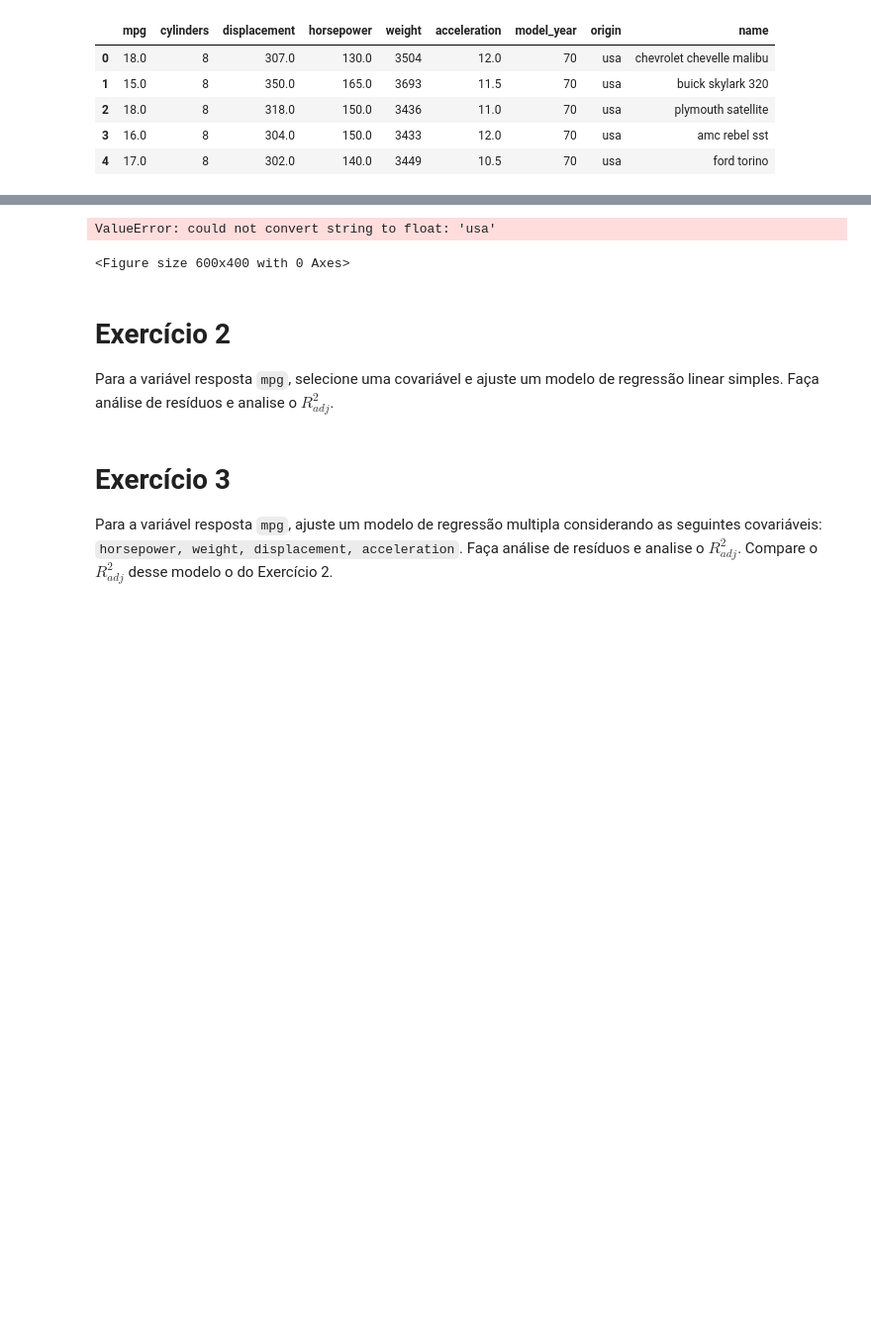
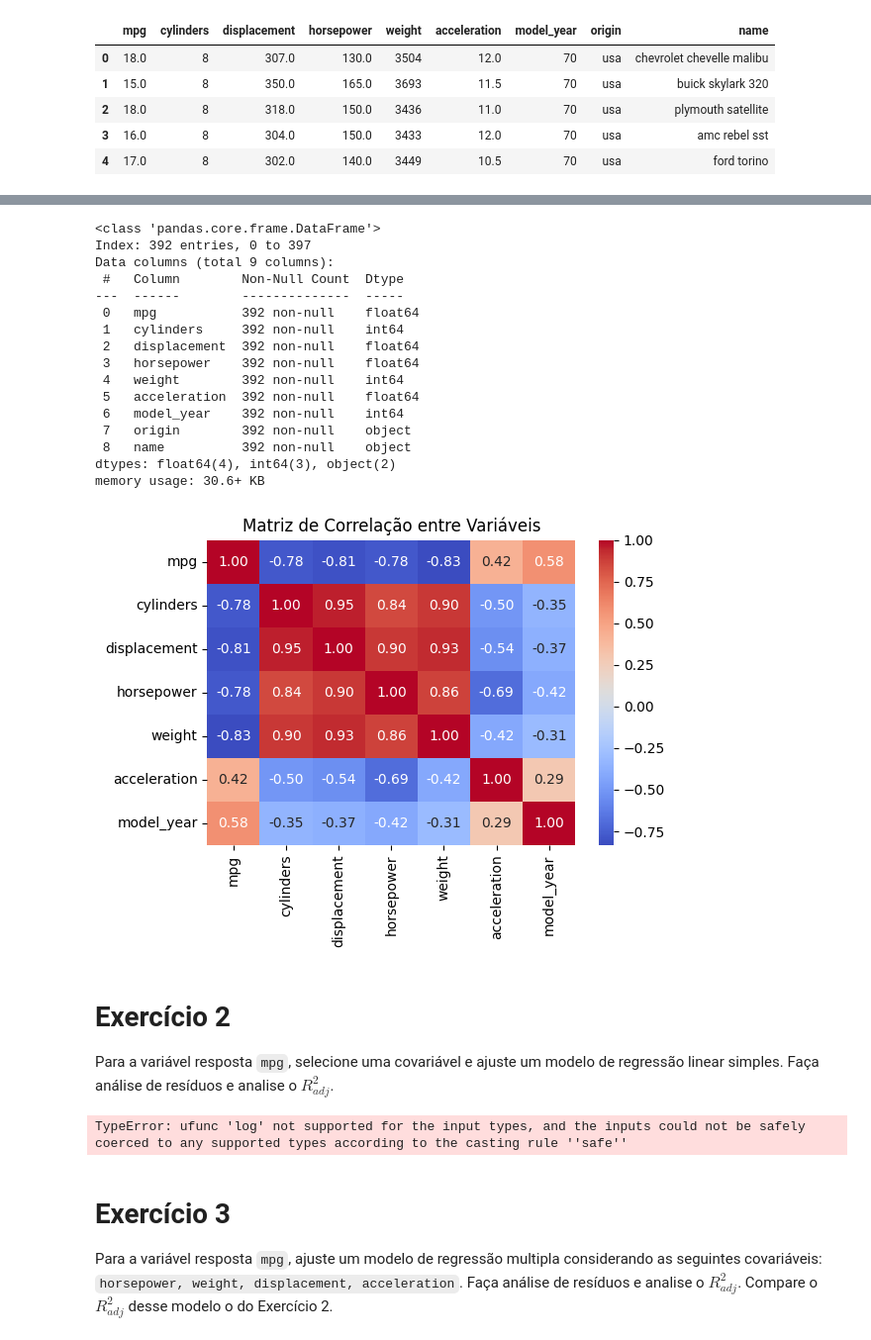
Before and after one commit to py222015328/CEE2, a Jupyter notebook: 25_regressao.ipynb, the cells around one changed output, grey strips where cells are left out. Shown at 99% size. Saved outputs shown, nothing was run; the diff lists cells and outputs as text; code cells hidden in the pictures; blank space fills up the shorter version.

```diff
--- a/25_regressao.ipynb
+++ b/25_regressao.ipynb
@@ -766,12 +769,46 @@ memory usage: 30.6+ KB
 # %%
+import matplotlib.pyplot as plt
+
+df.info()
+
+#Excluindo colunas não numericas para calcular o coeficiente de correlação
+colunas_numericas = df.select_dtypes(exclude='object')
+# Calculando e graficando os coeficientes de correlação
 plt.figure(figsize=(6, 4))
-sns.heatmap(df.corr(), annot=True, cmap='coolwarm', fmt=".2f")
+sns.heatmap(colunas_numericas.corr(), annot=True, cmap='coolwarm', fmt=".2f")
 plt.title('Matriz de Correlação entre Variáveis')
 plt.show()
 # %% [output]
-ValueError: could not convert string to float: 'usa'
+<class 'pandas.core.frame.DataFrame'>
+Index: 392 entries, 0 to 397
+Data columns (total 9 columns):
+ #   Column        Non-Null Count  Dtype
+---  ------        --------------  -----
+ 0   mpg           392 non-null    float64
+ 1   cylinders     392 non-null    int64
+ 2   displacement  392 non-null    float64
+ 3   horsepower    392 non-null    float64
+ 4   weight        392 non-null    int64
+ 5   acceleration  392 non-null    float64
+ 6   model_year    392 non-null    int64
+ 7   origin        392 non-null    object
+ 8   name          392 non-null    object
+dtypes: float64(4), int64(3), object(2)
+memory usage: 30.6+ KB
-<Figure size 600x400 with 0 Axes>
+[figure, added]
 # %% [markdown]
 # Exercício 2
 
 Para a variável resposta `mpg`, selecione uma covariável e ajuste um modelo de regressão linear simples. Faça análise de resíduos e analise o $R^2_{adj}$.
+# %%
+import numpy as np
+# Importando o modelo
+from sklearn.linear_model import LinearRegression
+
+# Instanciando o modelo
+modelo_1 = LinearRegression( fit_intercept=True )
+
+# Ajustando o modelo aos dados de treino
+modelo_1.fit( df['mpg'] , np.log('horsepower') )
+# %% [output]
+TypeError: ufunc 'log' not supported for the input types, and the inputs could not be safely coerced to any supported types according to the casting rule ''safe''
```
Also changed, not shown: parts of 4 cells of this notebook.
